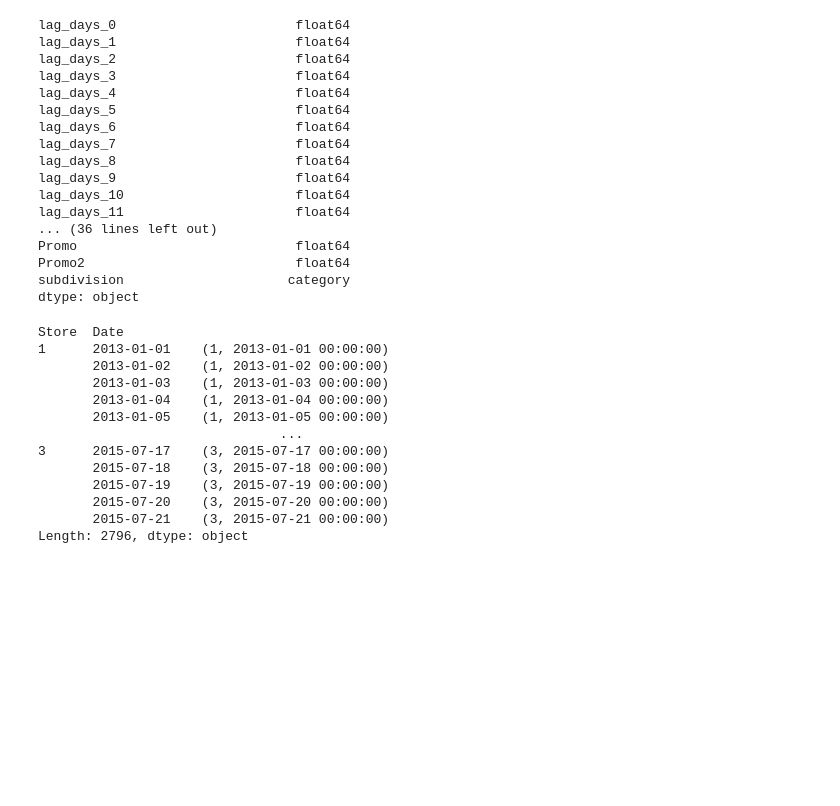
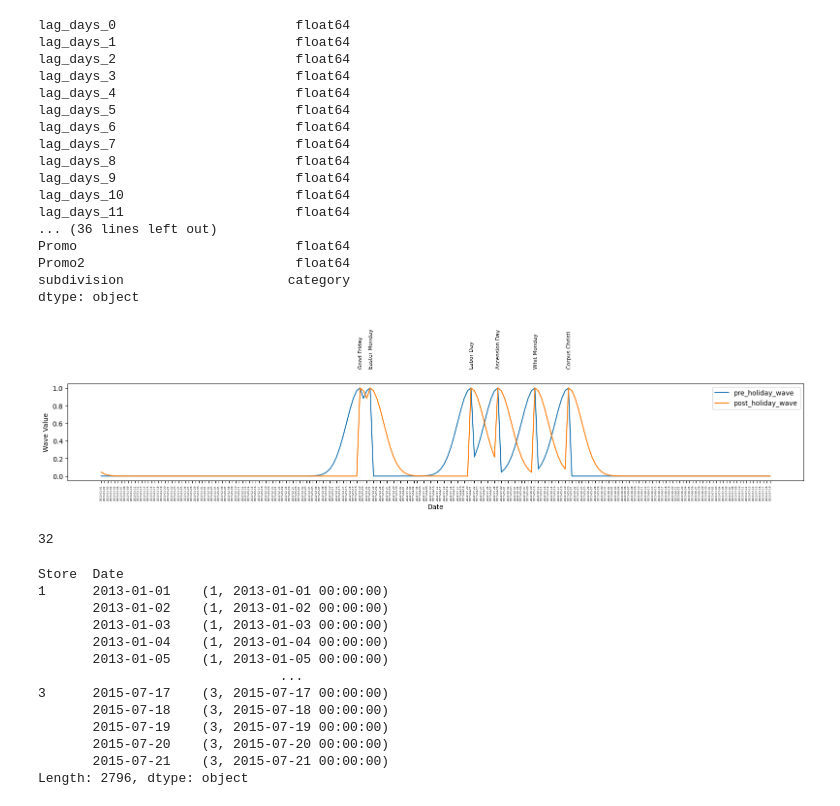
Before and after one commit to Miltos-90/Rossmann_Store_Sales_Forecasting, a Jupyter notebook: test_pipeline.ipynb, the cells around one changed output. Drawn from its saved outputs; the diff is of its cells as text; code cells hidden in the pictures; blank space fills up the shorter version.

Commit message:
holidays

```diff
--- a/test_pipeline.ipynb
+++ b/test_pipeline.ipynb
@@ -123,3 +170,37 @@ dtype: object
+# %%
+import pandas as pd
+import matplotlib.pyplot as plt
+
+fig, ax = plt.subplots(figsize=(16, 4))
+
+# Prepare the data
+gg = features_df[['pre_holiday_wave', 'post_holiday_wave', 'holiday_name']].reset_index().rename(columns={'index': 'Date'}).head(200)
+
+# 1. Plot without specifying x. This forces the x-axis to be the integer index (0 to 199)
+gg.plot(y=['pre_holiday_wave', 'post_holiday_wave'], kind='line', ax=ax, ylabel='Wave Value', xlabel='Date')
+
+# Annotate using the integer index (idx) for the x-coordinate
+for idx, row in gg.iterrows():
+    if pd.notnull(row['holiday_name']):
+        # Use idx instead of row['Date'] so it matches the 0-199 numerical axis
+        ax.annotate(str(row['holiday_name']), (idx, row['pre_holiday_wave']), textcoords="offset points", xytext=(1,30), ha='center', fontsize=8, rotation=90)
+        ax.axvline(x=idx, color='gray', linestyle='--', linewidth=0.5)
+
+# 2. Use the integer index positions for the tick placements
+ax.set_xticks(gg.index)
+
+# 3. Format the Date objects to strings for the labels so Matplotlib doesn't look at their data type
+date_labels = pd.to_datetime(gg['Date']).dt.strftime('%Y-%m-%d')
+ax.set_xticklabels(date_labels, rotation=90, fontsize=4)
+
+plt.tight_layout()
+plt.show()
+# %% [output]
+[figure, added]
+# %%
+2 * 4 ** 2
+# %% [output]
+32
 # %%
 X.index.to_series()
 # %% [output]
```
Also changed, not shown: parts of 1 cell of this notebook, 2 other files.
